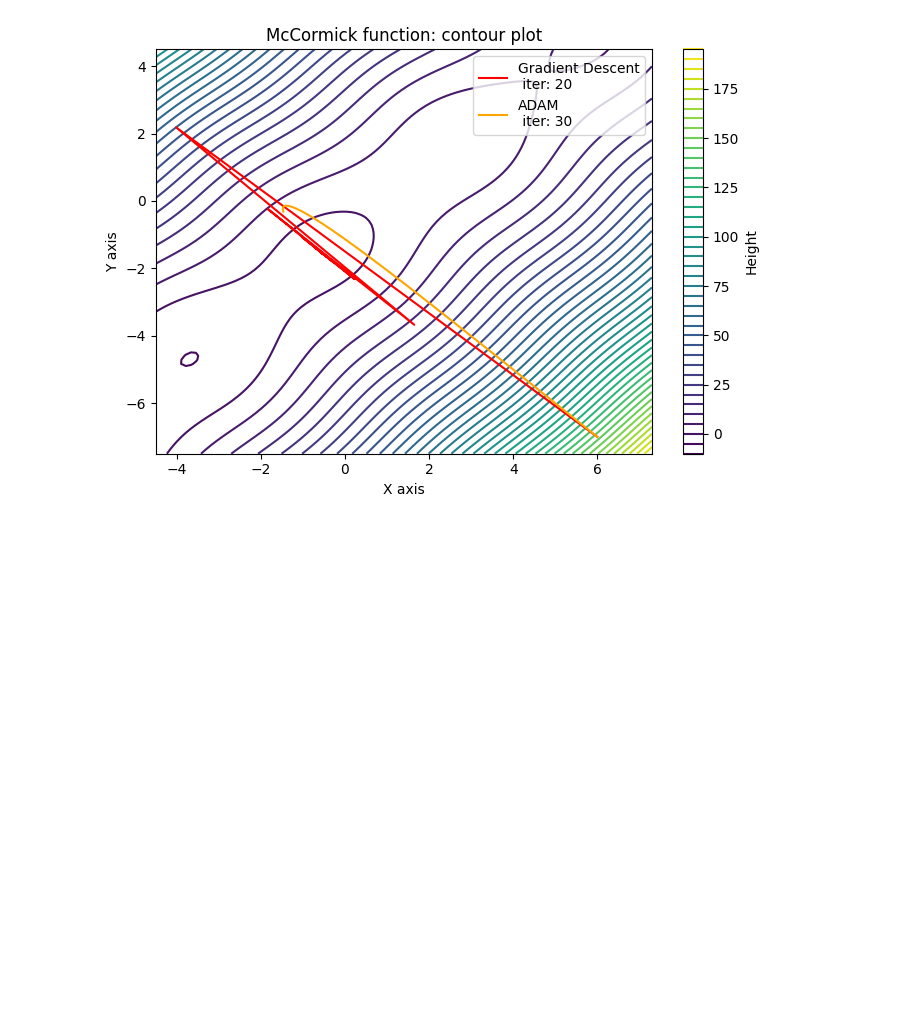
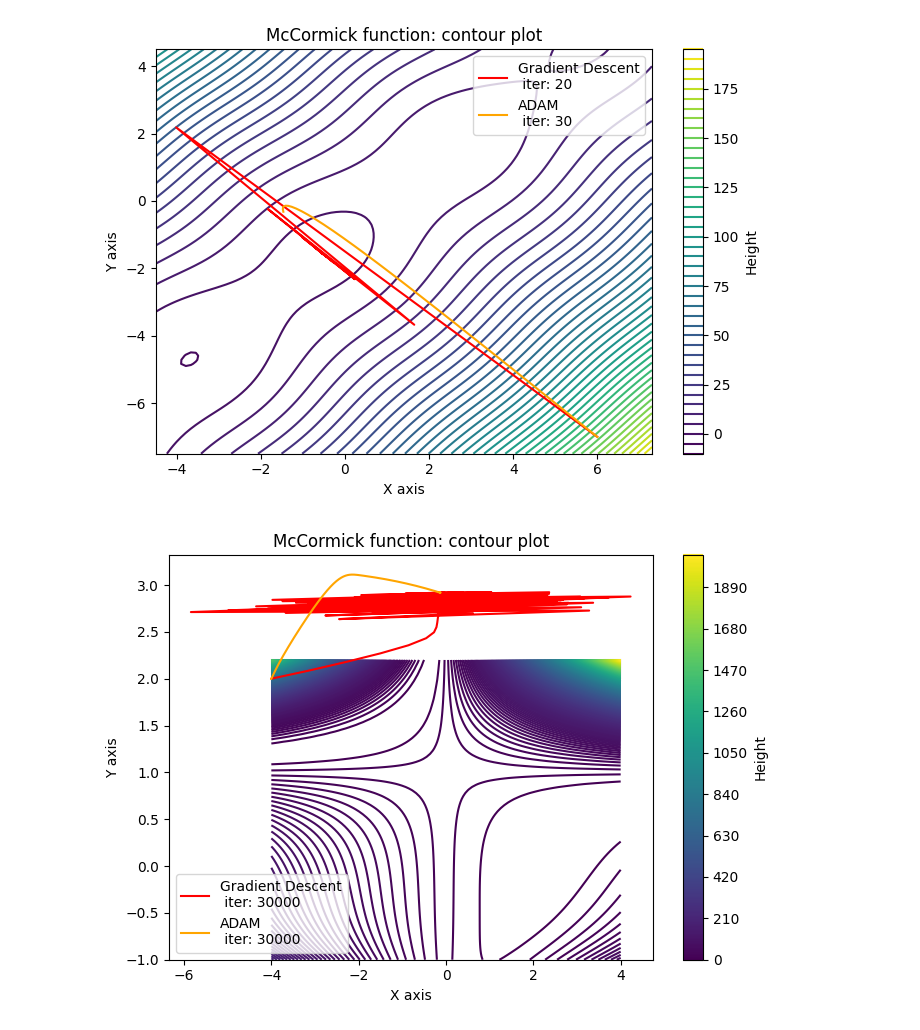
Before and after one commit to jakthehut/ADAM-Optimizer, a Jupyter notebook: visualizations/ADAM_mccormick.ipynb, the cells around one changed output. Drawn from its saved outputs; the diff is of its cells as text; code cells hidden in the pictures; blank space fills up the shorter version.

Commit message:
adam vs gradient descent

```diff
--- a/visualizations/ADAM_mccormick.ipynb
+++ b/visualizations/ADAM_mccormick.ipynb
@@ -168,0 +248,38 @@ plt.show()
+# %%
+# Countourplot
+fig, ax = plt.subplots(figsize=(7, 5))
+
+# intialize x,y,z
+x = np.linspace(-4, 4, 100)
+y = np.linspace(-1, 2.2, 100)
+x, y = np.meshgrid(x, y)
+z = f(x, y)
+
+# Second subplot for 2D contour plot
+contour = ax.contour(x, y, z, levels=400, cmap='viridis')
+ax.set_title('McCormick function: contour plot')
+ax.set_xlabel('X axis')
+ax.set_ylabel('Y axis')
+plt.colorbar(contour, ax=ax, orientation='vertical', label='Height')
+
+# starting point
+xs = -4
+ys = 2
+
+# parameters
+max_iter = 30000
+lr = 0.002 # learning rate
+
+# Gradient Descent
+x_gd, y_gd, z_gd, iter_steps_gd = gradient_descent(xs, ys, lr, max_iter)
+ax.plot(x_gd, y_gd, color='r', label='Gradient Descent\n iter: {}'.format(iter_steps_gd))
+
+# ADAM
+x_adam, y_adam, z_adam,iter_adam = adam(xs, ys, lr, max_iter)
+ax.plot(x_adam, y_adam, color='orange', label='ADAM\n iter: {}'.format(iter_adam))
+
+plt.legend()
+plt.tight_layout()
+plt.show()
+# %% [output]
+[figure, added]
```
Also changed, not shown: parts of 2 cells of this notebook, 1 other file.
